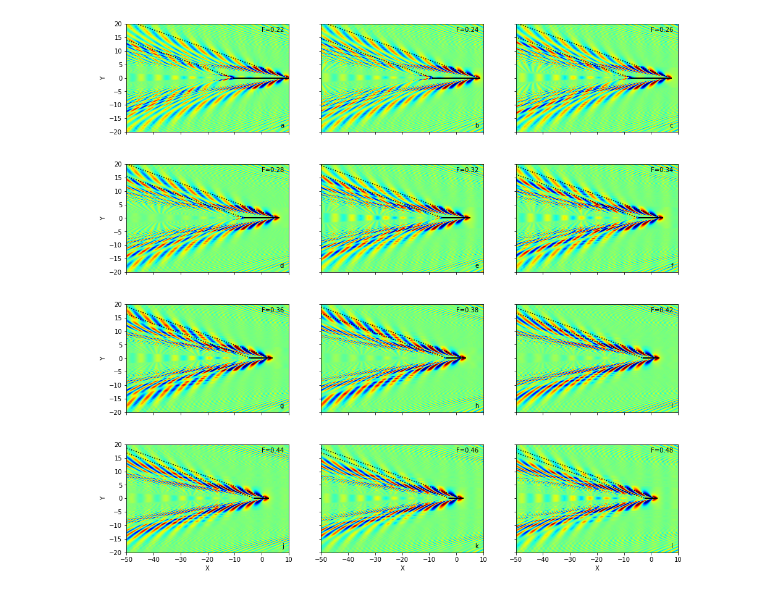
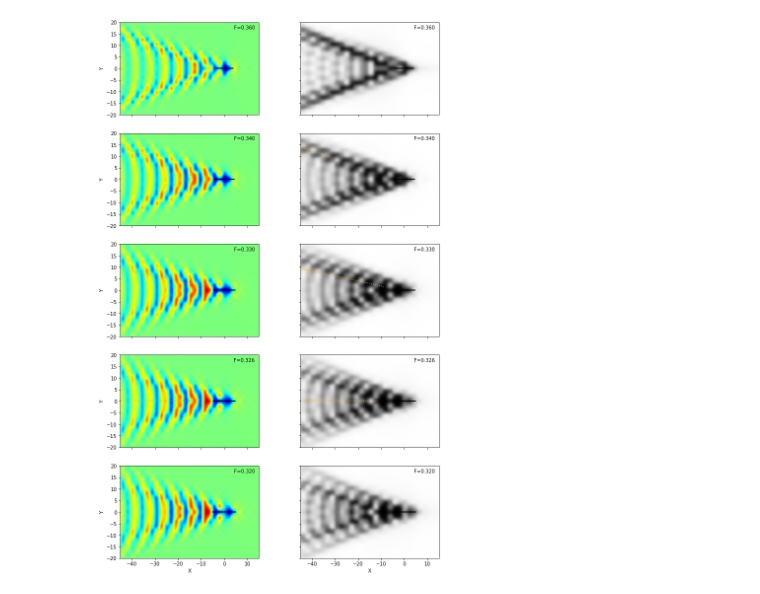
Before and after one commit to jcolen/kelvinmach, a Jupyter notebook: challenging_kelvin/FiniteLengthSegment.ipynb, the cells around one changed output. Cells and saved outputs as stored; diff of their text form; code cells hidden in the pictures.

```diff
--- a/challenging_kelvin/FiniteLengthSegment.ipynb
+++ b/challenging_kelvin/FiniteLengthSegment.ipynb
@@ -181 +265,28 @@ def generate_wake_patterns(xdict, pdict, fvals, kmax, delta):
+# %%
+lrgFs = [1.0, 0.9, 0.8, 0.75]
+
+smlFs = [0.580, 0.564190, 0.500, 0.398943]
+
+lowFs = [0.36, 0.326, 0.3, 0.282, 0.27, 0.252, 0.24, 0.230, 0.22, 0.2135, 0.205, 0.199]
+
+kmax = 64
+#kmax = 128
+delta = 1. / 8.
+delta = 1. / 16.
+
+ttFs = [0.580, 0.566, 0.5642, 0.563, 0.560, 0.500, 0.450, 0.420, 0.399, 0.380, 0.360, 0.340, 0.330, 0.32574, 0.320]
+
+tt1Fs = [0.420, 0.415, 0.410, 0.405, 0.399]
+tt2Fs = [0.340, 0.337, 0.334, 0.330, 0.32574]
+
+
+kmax = 1.5
+delta = 1./64.
+
+def generate_wake_patterns(xdict, pdict, fvals, kmax, delta):
+    for f in fvals:
+        x, p = calculate_wake(f, kmax=kmax, d=delta)
+        xdict[f] = np.real(x)
+        pdict[f] = np.real(p)
+        print('F = %f done' % f)
 # %%
@@ -241,8 +300,13 @@ create_large_figure(fig, Xdict, Pdict, [0.3],
-# %%
-fig = plt.figure(figsize=(16, 16))
-create_large_figure(fig, Xdict, Pdict, rn3Fs,
-                    4, 3, scale=True, bounds=1,
-                    xbounds = [-50, 10], ybounds=[-20, 20],
-                    kelvin=True, parametric=False)
-# %% [output]
-[figure, removed]
+# %%
+phase = np.arange(0, 3)
+#toplot = ttFs[0:5]
+toplot = ttFs[5:10]
+toplot = ttFs[10:15]
+#toplot = tt2Fs
+#toplot = tt1Fs
+fig = plt.figure(figsize=(12, 4 * len(toplot)))
+create_large_figure(fig, Xdict, Pdict, toplot,
+                    scale=False, bounds=15, contour=True,
+                    xbounds=[-45, 15], ybounds=[-20, 20])
+# %% [output]
+[figure, added]
```
Also changed, not shown: parts of 16 cells of this notebook, 1 other file.
